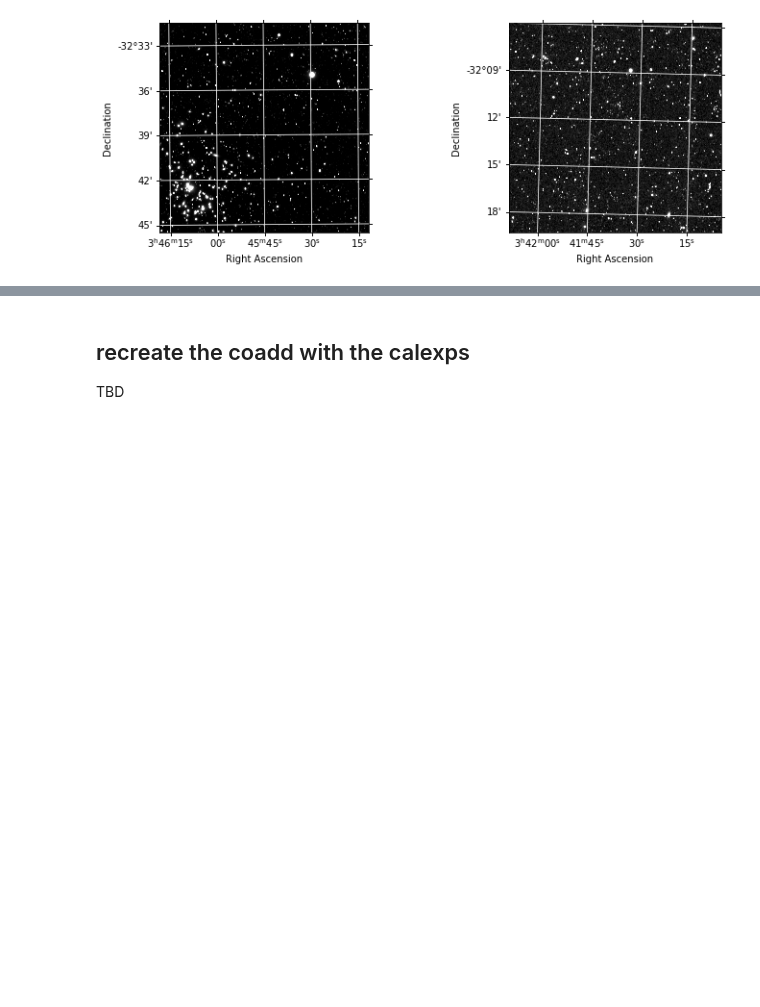
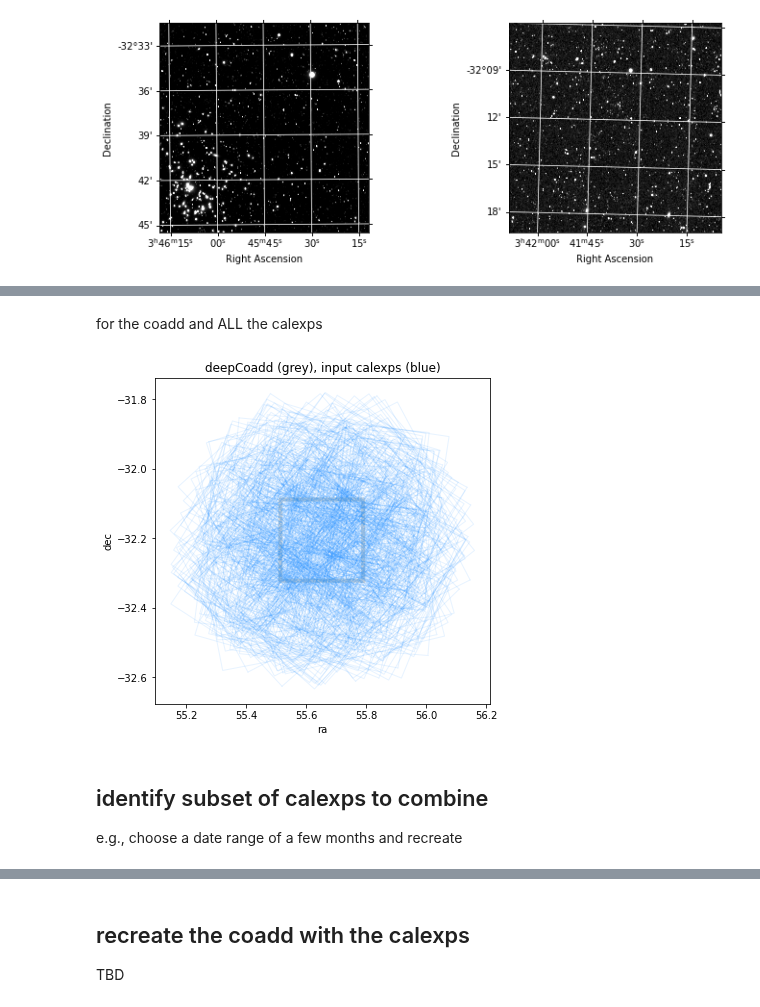
Before and after one commit to rubin-dp0/cst-dev, a Jupyter notebook: MLG_sandbox/explore_coadd_recreation.ipynb, the cells around one changed output, grey strips where cells are left out. Cells and saved outputs as stored; diff of their text form; code cells hidden in the pictures; blank space fills up the shorter version.

```diff
--- a/MLG_sandbox/explore_coadd_recreation.ipynb
+++ b/MLG_sandbox/explore_coadd_recreation.ipynb
@@ -308,0 +315,42 @@ plt.show()
+# %% [markdown]
+for the coadd and ALL the calexps
+# %%
+fig = plt.figure(figsize=(6,6))
+
+plt.plot( [corners_deepCoadd[0][0],
+           corners_deepCoadd[1][0],
+           corners_deepCoadd[2][0],
+           corners_deepCoadd[3][0],
+           corners_deepCoadd[0][0]],
+          [corners_deepCoadd[0][1],
+           corners_deepCoadd[1][1],
+           corners_deepCoadd[2][1],
+           corners_deepCoadd[3][1],
+           corners_deepCoadd[0][1]],
+          lw=4, alpha=0.3, color='grey' )
+
+for i in range(len(coadd_inputs_ccds_table)):
+    plt.plot( [corners_all_ccds[i][0][0],
+               corners_all_ccds[i][1][0],
+               corners_all_ccds[i][2][0],
+               corners_all_ccds[i][3][0],
+               corners_all_ccds[i][0][0]],
+              [corners_all_ccds[i][0][1],
+               corners_all_ccds[i][1][1],
+               corners_all_ccds[i][2][1],
+               corners_all_ccds[i][3][1],
+               corners_all_ccds[i][0][1]],
+              lw=1, alpha=0.1, color='dodgerblue' )
+
+plt.xlabel( 'ra' )
+plt.ylabel( 'dec' )
+# plt.xlim([])
+# plt.ylim([])
+plt.title( 'deepCoadd (grey), input calexps (blue)' )
+plt.show()
+# %% [output]
+[figure, added]
+# %% [markdown]
+## identify subset of calexps to combine
+
+e.g., choose a date range of a few months and recreate
```
Also changed, not shown: parts of 20 cells of this notebook, 1 other file.
